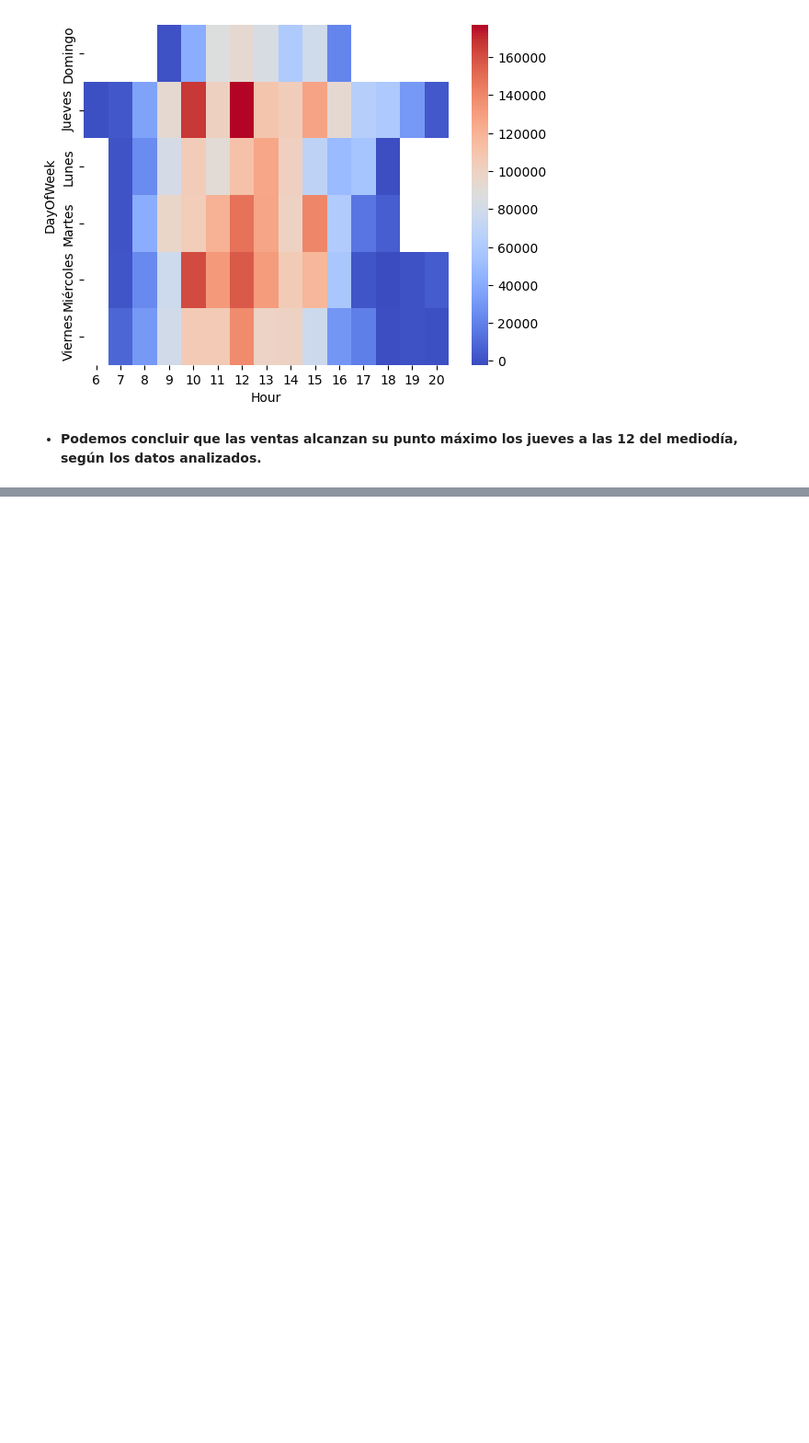
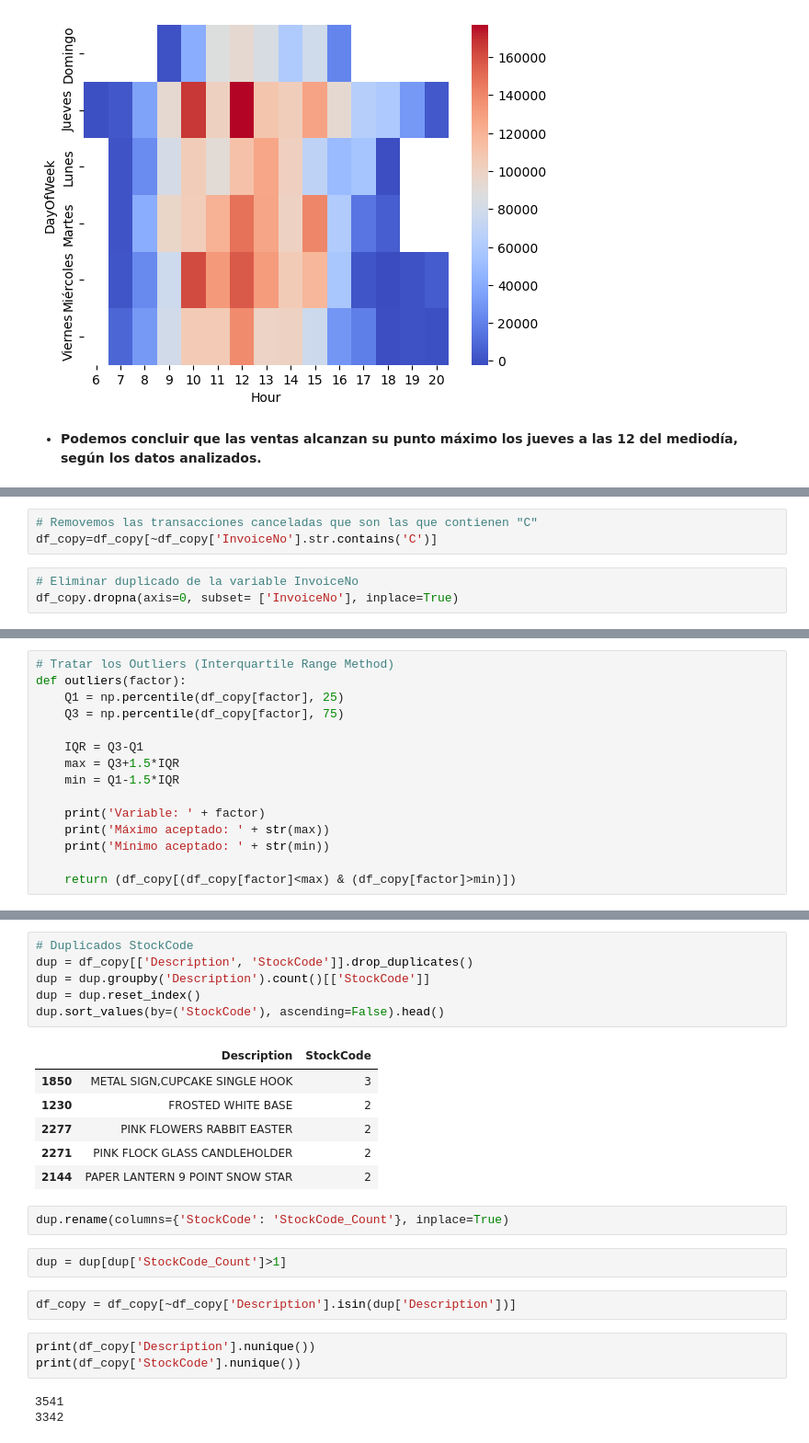
Before and after one commit to zandrev099/Final-Project, a Jupyter notebook: E-commerce2.ipynb, the cells around one changed output, grey strips where cells are left out. Shown at 92% size. Drawn from its saved outputs; the diff is of its cells as text; blank space fills up the shorter version.

```diff
--- a/E-commerce2.ipynb
+++ b/E-commerce2.ipynb
@@ -238,0 +274,6 @@ plt.show()
+# %%
+# Removemos las transacciones canceladas que son las que contienen "C"
+df_copy=df_copy[~df_copy['InvoiceNo'].str.contains('C')]
+# %%
+# Eliminar duplicado de la variable InvoiceNo
+df_copy.dropna(axis=0, subset= ['InvoiceNo'], inplace=True)
@@ -238,0 +282,15 @@ plt.show()
+# %%
+# Tratar los Outliers (Interquartile Range Method)
+def outliers(factor):
+    Q1 = np.percentile(df_copy[factor], 25)
+    Q3 = np.percentile(df_copy[factor], 75)
+
+    IQR = Q3-Q1
+    max = Q3+1.5*IQR
+    min = Q1-1.5*IQR
+
+    print('Variable: ' + factor)
+    print('Máximo aceptado: ' + str(max))
+    print('Mínimo aceptado: ' + str(min))
+
+    return (df_copy[(df_copy[factor]<max) & (df_copy[factor]>min)])
@@ -238,0 +320,25 @@ plt.show()
+# %%
+# Duplicados StockCode
+dup = df_copy[['Description', 'StockCode']].drop_duplicates()
+dup = dup.groupby('Description').count()[['StockCode']]
+dup = dup.reset_index()
+dup.sort_values(by=('StockCode'), ascending=False).head()
+# %% [output]
+|  | Description | StockCode |
+| 1850 | METAL SIGN,CUPCAKE SINGLE HOOK | 3 |
+| 1230 | FROSTED WHITE BASE | 2 |
+| 2277 | PINK FLOWERS RABBIT EASTER | 2 |
+| 2271 | PINK FLOCK GLASS CANDLEHOLDER | 2 |
+| 2144 | PAPER LANTERN 9 POINT SNOW STAR | 2 |
+# %%
+dup.rename(columns={'StockCode': 'StockCode_Count'}, inplace=True)
+# %%
+dup = dup[dup['StockCode_Count']>1]
+# %%
+df_copy = df_copy[~df_copy['Description'].isin(dup['Description'])]
+# %%
+print(df_copy['Description'].nunique())
+print(df_copy['StockCode'].nunique())
+# %% [output]
+3541
+3342
```
Also changed, not shown: parts of 22 cells of this notebook.
